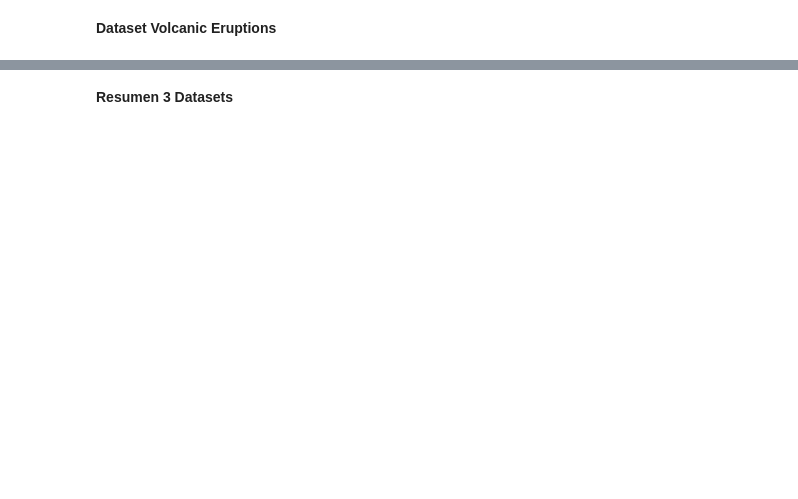
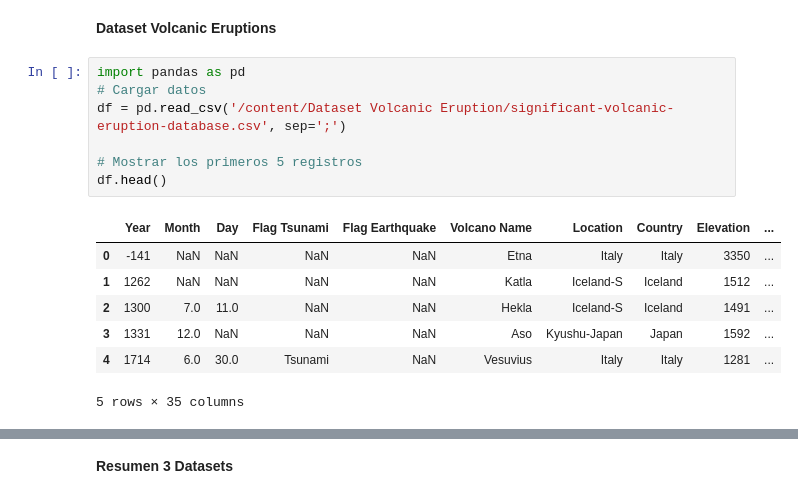
Before and after one commit to belenjmlavin/Dataset.Earth-cience, a Jupyter notebook: dataset_munoz.ipynb, the cells around one changed output, grey strips where cells are left out. Drawn from its saved outputs; the diff is of its cells as text; blank space fills up the shorter version.

```diff
--- a/dataset_munoz.ipynb
+++ b/dataset_munoz.ipynb
@@ -104,4 +113,19 @@ Corals Worldwide Dataset:
 10. silt/sulfide: Contenido de sedimentos o sulfuro, importante para la salud del ecosistema.
 # %% [markdown]
 **Dataset Volcanic Eruptions**
+# %%
+import pandas as pd
+# Cargar datos
+df = pd.read_csv('/content/Dataset Volcanic Eruption/significant-volcanic-eruption-database.csv', sep=';')
+
+# Mostrar los primeros 5 registros
+df.head()
+# %% [output]
+|  | Year | Month | Day | Flag Tsunami | Flag Earthquake | Volcano Name | Location | Country | Elevation | ... |
+| 0 | -141 | NaN | NaN | NaN | NaN | Etna | Italy | Italy | 3350 | ... |
+| 1 | 1262 | NaN | NaN | NaN | NaN | Katla | Iceland-S | Iceland | 1512 | ... |
+| 2 | 1300 | 7.0 | 11.0 | NaN | NaN | Hekla | Iceland-S | Iceland | 1491 | ... |
+| 3 | 1331 | 12.0 | NaN | NaN | NaN | Aso | Kyushu-Japan | Japan | 1592 | ... |
+| 4 | 1714 | 6.0 | 30.0 | Tsunami | NaN | Vesuvius | Italy | Italy | 1281 | ... |
+5 rows × 35 columns
 # %%
```
Also changed, not shown: parts of 6 cells of this notebook.
